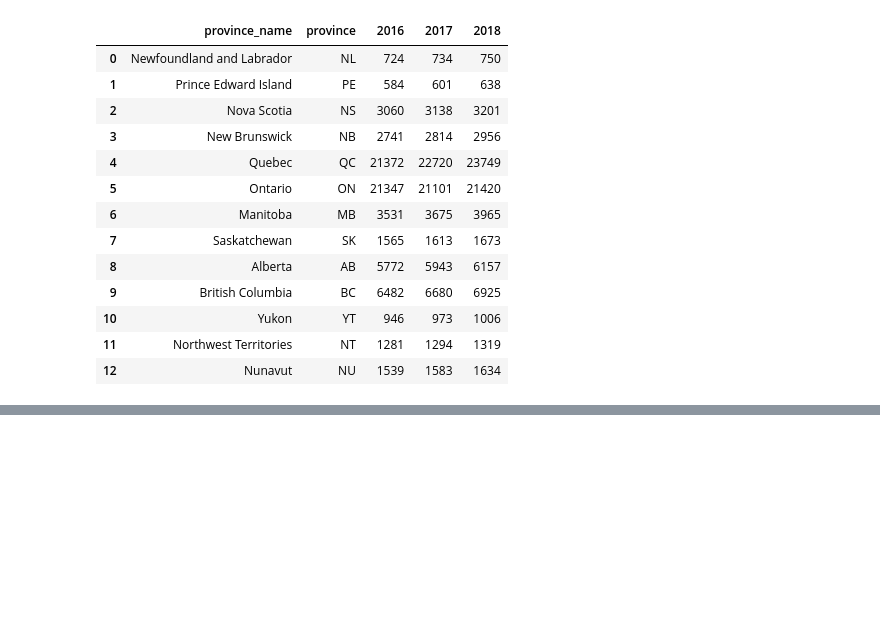
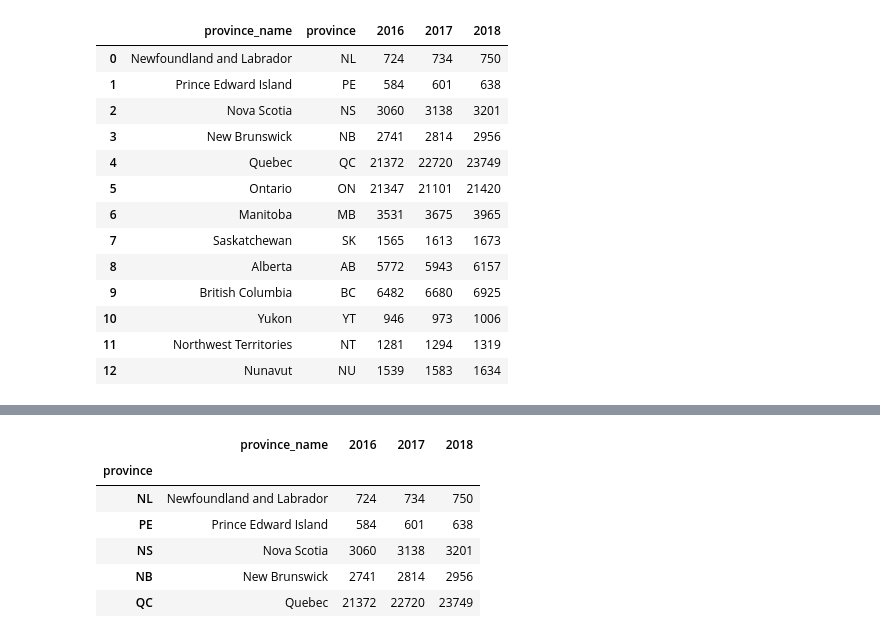
Before and after one commit to IgaMeddie/Data_Science_101, a Jupyter notebook: pandas_101.ipynb, the cells around one changed output, grey strips where cells are left out. Drawn from its saved outputs; the diff is of its cells as text; code cells hidden in the pictures; blank space fills up the shorter version.

Commit message:
Implementing head( ) and tail( )

```diff
--- a/pandas_101.ipynb
+++ b/pandas_101.ipynb
@@ -376,0 +381,11 @@ fed_sup
+# %%
+# first 5 rows of the DataFrame
+prov_support.head()
+# %% [output]
+|  | province_name | 2016 | 2017 | 2018 |
+| province |  |  |  |  |
+| NL | Newfoundland and Labrador | 724 | 734 | 750 |
+| PE | Prince Edward Island | 584 | 601 | 638 |
+| NS | Nova Scotia | 3060 | 3138 | 3201 |
+| NB | New Brunswick | 2741 | 2814 | 2956 |
+| QC | Quebec | 21372 | 22720 | 23749 |
```
Also changed, not shown: parts of 4 cells of this notebook.
